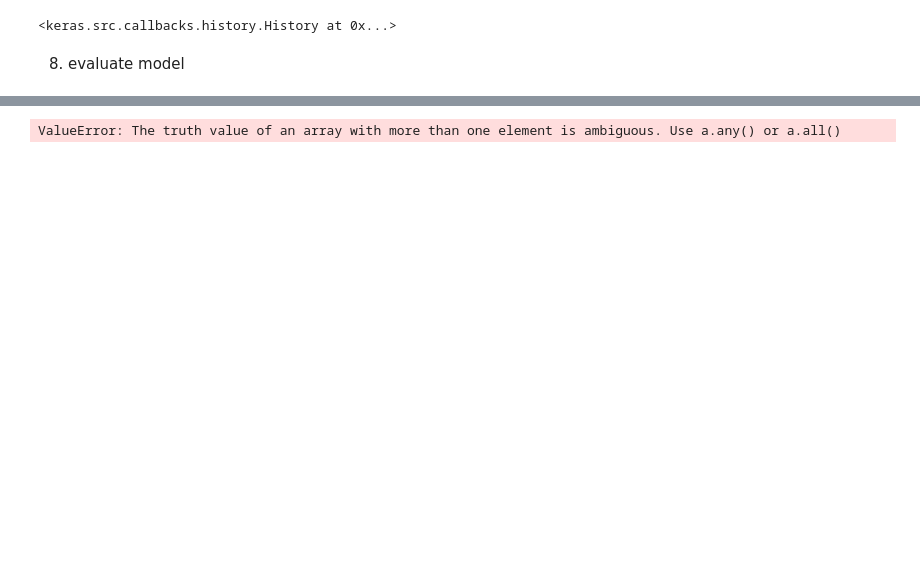
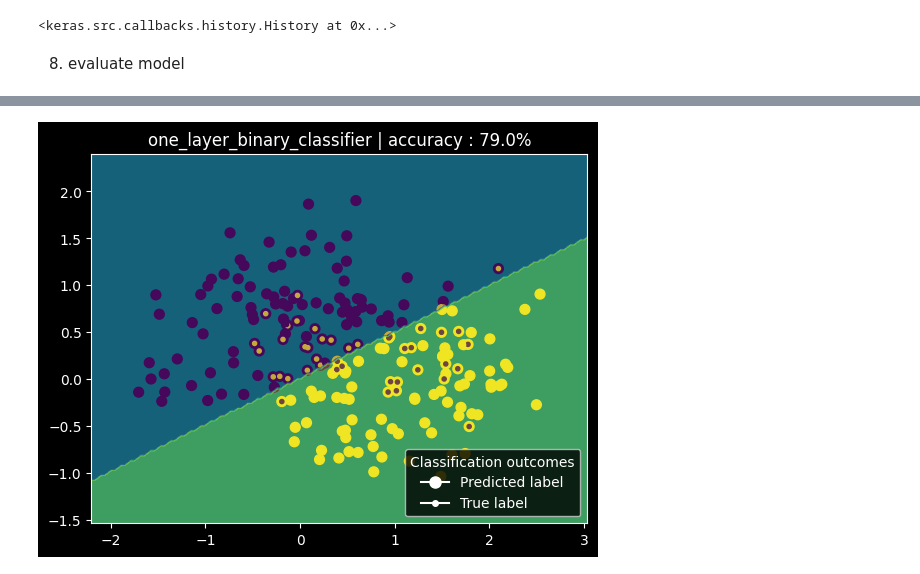
Before and after one commit to JeremiJL/MIW, a Jupyter notebook: projects/project_04/part_2/program_2.ipynb, the cells around one changed output, grey strips where cells are left out. Drawn from its saved outputs; the diff is of its cells as text; code cells hidden in the pictures; blank space fills up the shorter version.

```diff
--- a/projects/project_04/part_2/program_2.ipynb
+++ b/projects/project_04/part_2/program_2.ipynb
@@ -16,7 +16,16 @@ plt.style.use('dark_background')
 # %% [markdown]
 1.2 auxiliary methods
 # %%
+def prepare_predictions(y_predictions):
+    predictions = np.asarray(y_predictions).reshape(-1)
+    if predictions.dtype.kind == "f":
+        predictions = (predictions >= 0.5).astype("int32")
+    return predictions
+
+
 def get_accuracy(y_test, y_predictions) -> float :
+    y_test = np.asarray(y_test).reshape(-1)
+    y_predictions = prepare_predictions(y_predictions)
     assert len(y_test) == len(y_predictions)
     correct: int = 0
 
@@ -27,23 +36,24 @@ def get_accuracy(y_test, y_predictions) -> float :
     return correct / len(y_test)
 
 
-def sub_plot_decision_boundary(y_predictions, X_test, y_test, ax):
+def sub_plot_decision_boundary(model, X_test, y_test, ax):
     x_min, x_max = X_test[:, 0].min() - 0.5, X_test[:, 0].max() + 0.5
     y_min, y_max = X_test[:, 1].min() - 0.5, X_test[:, 1].max() + 0.5
 
     xx, yy = np.meshgrid(
-        np.linspace(x_min, x_max, 300),
-        np.linspace(y_min, y_max, 300)
+        np.linspace(x_min, x_max, 150),
+        np.linspace(y_min, y_max, 150)
     )
 
     grid_points = np.c_[xx.ravel(), yy.ravel()]
 
-    Z = y_predictions
+    Z = prepare_predictions(model.predict(grid_points, verbose=0))
 
     Z = Z.reshape(xx.shape)
     ax.contourf(xx, yy, Z, alpha=0.3)
 
 def plot_performance_evaluation(ax, model_name, X_test, y_test, y_predictions):
+    y_predictions = prepare_predictions(y_predictions)
     accuracy: str = str(get_accuracy(y_test, y_predictions) * 100) + "%"
 
     ax.scatter(X_test[:, 0], X_test[:, 1], c=y_predictions, marker="o",s=50)
@@ -142,8 +161,21 @@ Epoch 50/50
 8. evaluate model
 # %%
 predictions_as_probabilities = model.predict(X_test)
-predicted_labels = (predictions_as_probabilities >= 0.5).astype("int32")
+# predicted_labels = (predictions_as_probabilities >= 0.5).astype("int32")
 
+predictions = prepare_predictions(predictions_as_probabilities)
+get_accuracy(y_test, predictions)
 
-get_accuracy(X_test, predicted_labels)
+fig, ax = plt.subplots()
+plt.gca().set_facecolor('teal')
+
+plot_performance_evaluation(ax,
+                            model_name="one_layer_binary_classifier",
+                            X_test=X_test,
+                            y_test=y_test,
+                            y_predictions=predictions)
+
+sub_plot_decision_boundary(model=model, X_test=X_test, y_test=y_test, ax=ax)
+
+plt.show()
 # %% [output]
@@ -151 +183 @@ get_accuracy(X_test, predicted_labels)
-ValueError: The truth value of an array with more than one element is ambiguous. Use a.any() or a.all()
+[figure, added]
```
Also changed, not shown: parts of 4 cells of this notebook, 1 other file.
